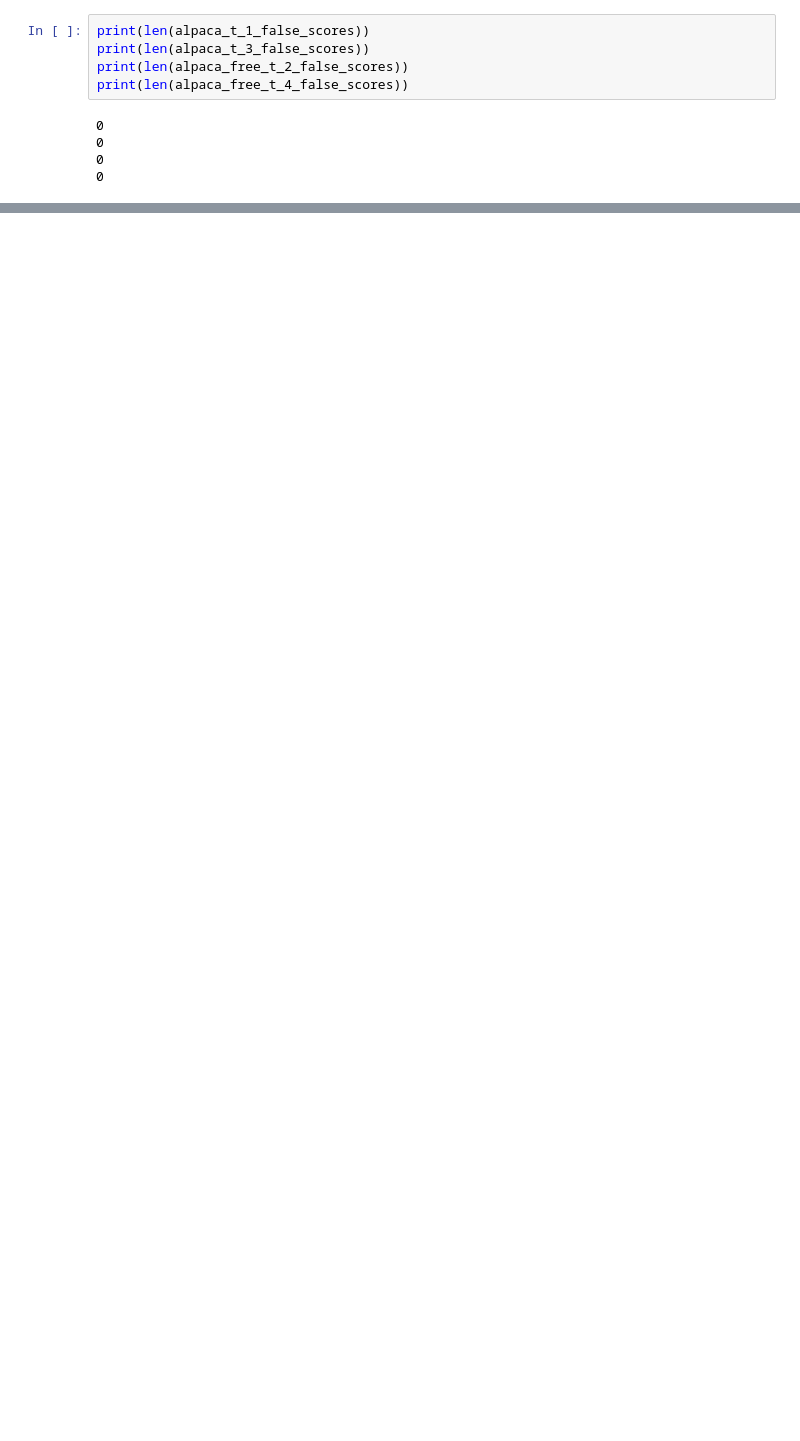
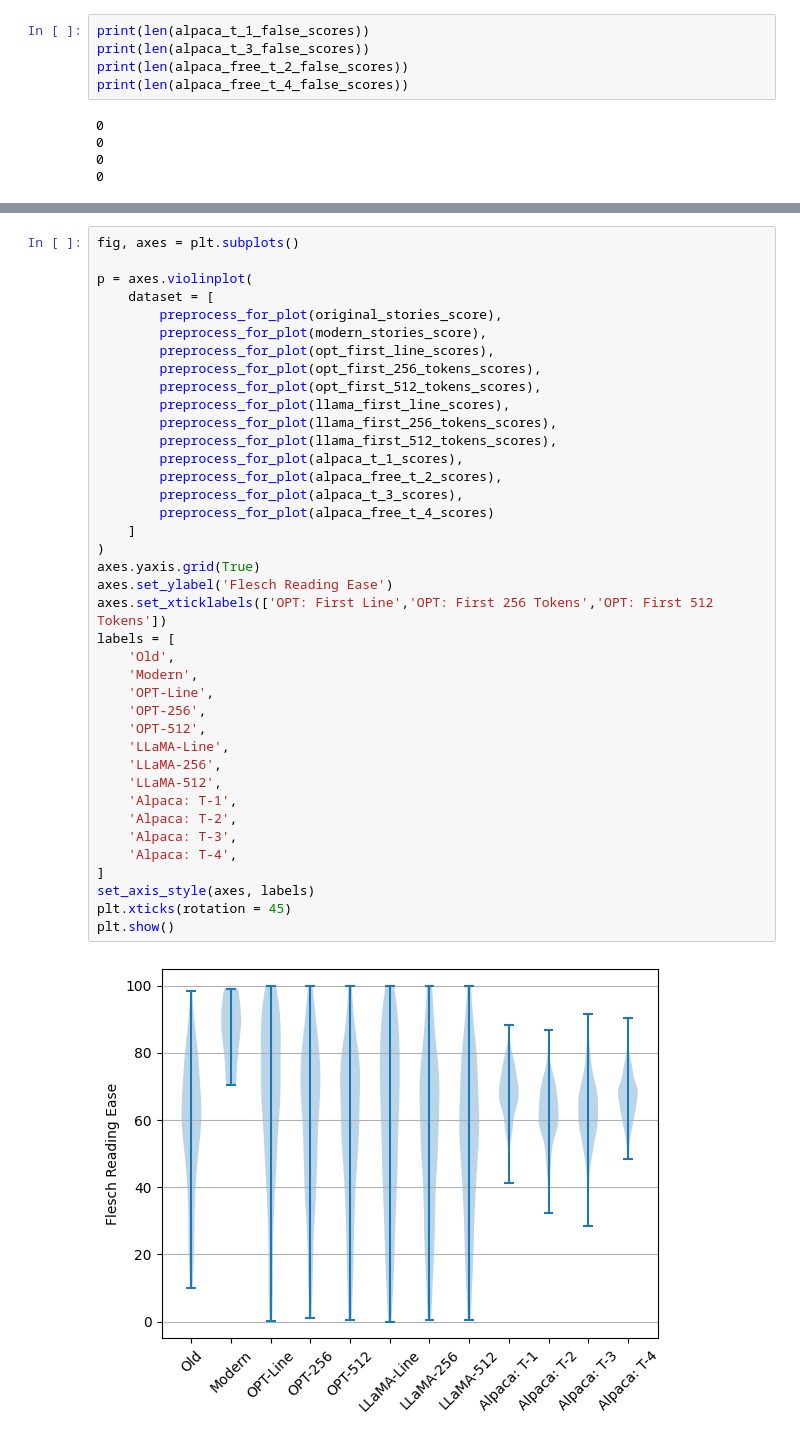
Before and after one commit to prabin525/trustworthiness-of-children-stories-generated-by-LLMs, a Jupyter notebook: analysis/readiability_score.ipynb, the cells around one changed output, grey strips where cells are left out. Saved outputs shown, nothing was run; the diff lists cells and outputs as text; blank space fills up the shorter version.

```diff
--- a/analysis/readiability_score.ipynb
+++ b/analysis/readiability_score.ipynb
@@ -167,3 +166,44 @@ print(len(alpaca_free_t_4_false_scores))
+# %%
+fig, axes = plt.subplots()
+
+p = axes.violinplot(
+    dataset = [
+        preprocess_for_plot(original_stories_score),
+        preprocess_for_plot(modern_stories_score),
+        preprocess_for_plot(opt_first_line_scores),
+        preprocess_for_plot(opt_first_256_tokens_scores),
+        preprocess_for_plot(opt_first_512_tokens_scores),
+        preprocess_for_plot(llama_first_line_scores),
+        preprocess_for_plot(llama_first_256_tokens_scores),
+        preprocess_for_plot(llama_first_512_tokens_scores),
+        preprocess_for_plot(alpaca_t_1_scores),
+        preprocess_for_plot(alpaca_free_t_2_scores),
+        preprocess_for_plot(alpaca_t_3_scores),
+        preprocess_for_plot(alpaca_free_t_4_scores)
+    ]
+)
+axes.yaxis.grid(True)
+axes.set_ylabel('Flesch Reading Ease')
+axes.set_xticklabels(['OPT: First Line','OPT: First 256 Tokens','OPT: First 512 Tokens'])
+labels = [
+    'Old',
+    'Modern',
+    'OPT-Line',
+    'OPT-256',
+    'OPT-512',
+    'LLaMA-Line',
+    'LLaMA-256',
+    'LLaMA-512',
+    'Alpaca: T-1',
+    'Alpaca: T-2',
+    'Alpaca: T-3',
+    'Alpaca: T-4',
+]
+set_axis_style(axes, labels)
+plt.xticks(rotation = 45)
+plt.show()
+# %% [output]
+[figure, added]
 # %%
 fig, axes = plt.subplots()
 
```
Also changed, not shown: parts of 12 cells of this notebook, 3 other files.
